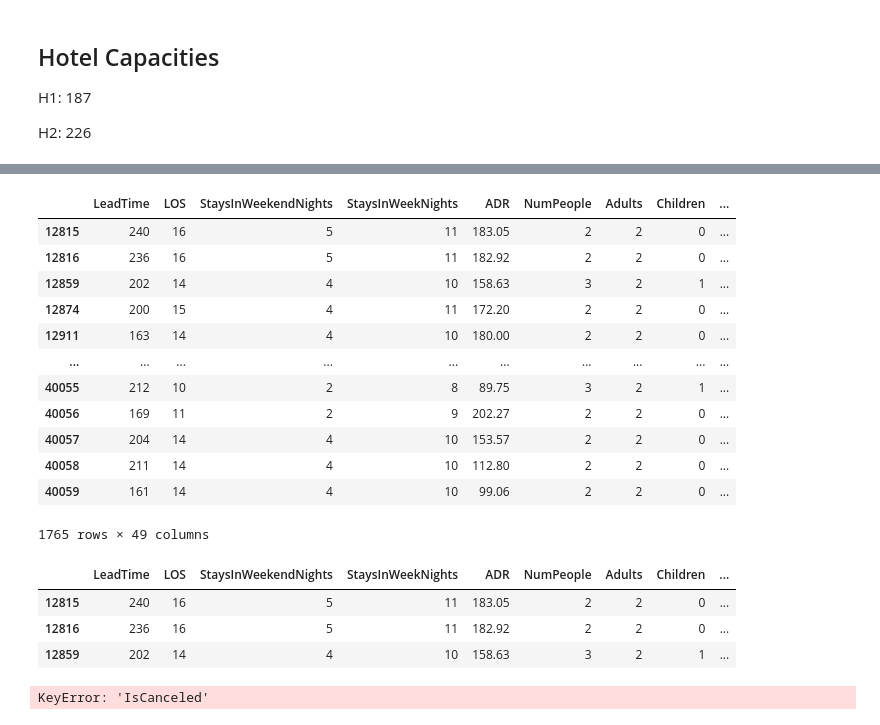
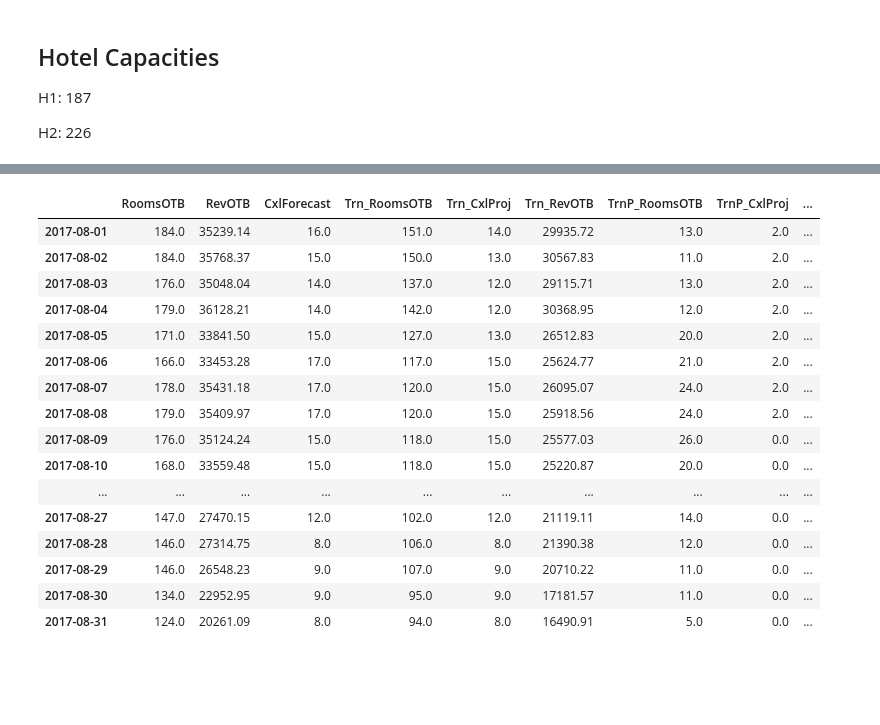
Before and after one commit to edubu2/hotel-revman-system, a Jupyter notebook: code/setup_futures.ipynb, the cells around one changed output, grey strips where cells are left out. Cells and saved outputs as stored; diff of their text form; code cells hidden in the pictures; blank space fills up the shorter version.

```diff
--- a/code/setup_futures.ipynb
+++ b/code/setup_futures.ipynb
@@ -20,30 +33,3 @@ H2: 226
 # %%
 h1_futures = pd.read_pickle("pickle/h1_future_res.pick")
 h2_futures = pd.read_pickle("pickle/h2_future_res.pick")
-# %%
-h1_futures
-# %% [output]
-|  | LeadTime | LOS | StaysInWeekendNights | StaysInWeekNights | ADR | NumPeople | Adults | Children | ... |
-| 12815 | 240 | 16 | 5 | 11 | 183.05 | 2 | 2 | 0 | ... |
-| 12816 | 236 | 16 | 5 | 11 | 182.92 | 2 | 2 | 0 | ... |
-| 12859 | 202 | 14 | 4 | 10 | 158.63 | 3 | 2 | 1 | ... |
-| 12874 | 200 | 15 | 4 | 11 | 172.20 | 2 | 2 | 0 | ... |
-| 12911 | 163 | 14 | 4 | 10 | 180.00 | 2 | 2 | 0 | ... |
-| ... | ... | ... | ... | ... | ... | ... | ... | ... | ... |
-| 40055 | 212 | 10 | 2 | 8 | 89.75 | 3 | 2 | 1 | ... |
-| 40056 | 169 | 11 | 2 | 9 | 202.27 | 2 | 2 | 0 | ... |
-| 40057 | 204 | 14 | 4 | 10 | 153.57 | 2 | 2 | 0 | ... |
-| 40058 | 211 | 14 | 4 | 10 | 112.80 | 2 | 2 | 0 | ... |
-| 40059 | 161 | 14 | 4 | 10 | 99.06 | 2 | 2 | 0 | ... |
-1765 rows × 49 columns
-# %%
-h1_futures.head(3)
-# %% [output]
-|  | LeadTime | LOS | StaysInWeekendNights | StaysInWeekNights | ADR | NumPeople | Adults | Children | ... |
-| 12815 | 240 | 16 | 5 | 11 | 183.05 | 2 | 2 | 0 | ... |
-| 12816 | 236 | 16 | 5 | 11 | 182.92 | 2 | 2 | 0 | ... |
-| 12859 | 202 | 14 | 4 | 10 | 158.63 | 3 | 2 | 1 | ... |
-# %%
-h1_future_dbd = res_to_dbd(h1_futures, first_date="2017-08-01")
-# %% [output]
-KeyError: 'IsCanceled'
@@ -53,0 +36,21 @@ h1_future_dbd = add_dbd_columns(h1_future_dbd, capacity=187)
+# %%
+h1_futures_dbd = setup_sim(h1_futures)
+h1_futures_dbd
+# %% [output]
+|  | RoomsOTB | RevOTB | CxlForecast | Trn_RoomsOTB | Trn_CxlProj | Trn_RevOTB | TrnP_RoomsOTB | TrnP_CxlProj | ... |
+| 2017-08-01 | 184.0 | 35239.14 | 16.0 | 151.0 | 14.0 | 29935.72 | 13.0 | 2.0 | ... |
+| 2017-08-02 | 184.0 | 35768.37 | 15.0 | 150.0 | 13.0 | 30567.83 | 11.0 | 2.0 | ... |
+| 2017-08-03 | 176.0 | 35048.04 | 14.0 | 137.0 | 12.0 | 29115.71 | 13.0 | 2.0 | ... |
+| 2017-08-04 | 179.0 | 36128.21 | 14.0 | 142.0 | 12.0 | 30368.95 | 12.0 | 2.0 | ... |
+| 2017-08-05 | 171.0 | 33841.50 | 15.0 | 127.0 | 13.0 | 26512.83 | 20.0 | 2.0 | ... |
+| 2017-08-06 | 166.0 | 33453.28 | 17.0 | 117.0 | 15.0 | 25624.77 | 21.0 | 2.0 | ... |
+| 2017-08-07 | 178.0 | 35431.18 | 17.0 | 120.0 | 15.0 | 26095.07 | 24.0 | 2.0 | ... |
+| 2017-08-08 | 179.0 | 35409.97 | 17.0 | 120.0 | 15.0 | 25918.56 | 24.0 | 2.0 | ... |
+| 2017-08-09 | 176.0 | 35124.24 | 15.0 | 118.0 | 15.0 | 25577.03 | 26.0 | 0.0 | ... |
+| 2017-08-10 | 168.0 | 33559.48 | 15.0 | 118.0 | 15.0 | 25220.87 | 20.0 | 0.0 | ... |
+| ... | ... | ... | ... | ... | ... | ... | ... | ... | ... |
+| 2017-08-27 | 147.0 | 27470.15 | 12.0 | 102.0 | 12.0 | 21119.11 | 14.0 | 0.0 | ... |
+| 2017-08-28 | 146.0 | 27314.75 | 8.0 | 106.0 | 8.0 | 21390.38 | 12.0 | 0.0 | ... |
+| 2017-08-29 | 146.0 | 26548.23 | 9.0 | 107.0 | 9.0 | 20710.22 | 11.0 | 0.0 | ... |
+| 2017-08-30 | 134.0 | 22952.95 | 9.0 | 95.0 | 9.0 | 17181.57 | 11.0 | 0.0 | ... |
+| 2017-08-31 | 124.0 | 20261.09 | 8.0 | 94.0 | 8.0 | 16490.91 | 5.0 | 0.0 | ... |
```
Also changed, not shown: parts of 9 cells of this notebook, 1 other file.
